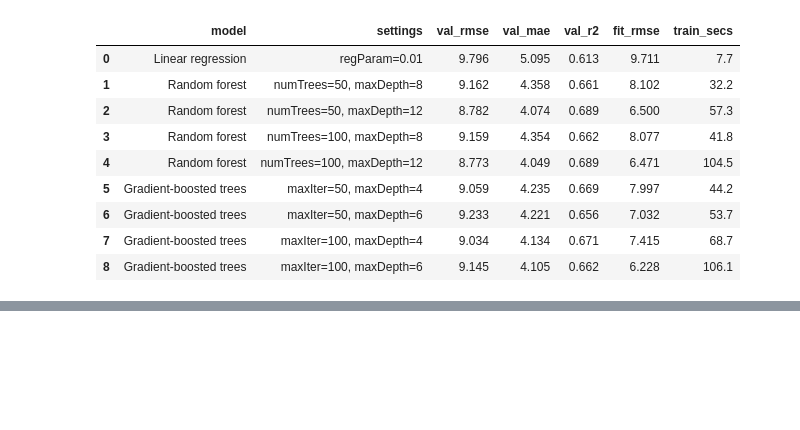
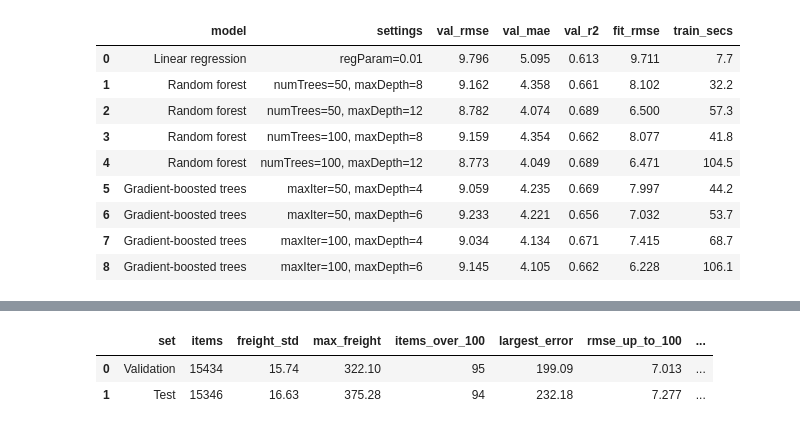
Before and after one commit to mounisha-dev21/ito5202-assessment2-streaming, a Jupyter notebook: assessment2.ipynb, the cells around one changed output, grey strips where cells are left out. Cells and saved outputs as stored; diff of their text form; code cells hidden in the pictures; blank space fills up the shorter version.

```diff
--- a/assessment2.ipynb
+++ b/assessment2.ipynb
@@ -1830,0 +2005,61 @@ Best gradient-boosted trees: maxIter=100, maxDepth=4
+# %%
+# Get predictions for both sets
+val_preds = best_rf_model.transform(val_df)
+test_preds = best_rf_model.transform(test_df)
+
+rows = []
+
+
+# Compare the shape of each result set
+for name, preds in [
+    ("Validation", val_preds),
+    ("Test", test_preds)
+]:
+
+    summary = preds.select(
+        F.count("*").alias("items"),
+        F.stddev("freight_value").alias("freight_std"),
+        F.max("freight_value").alias("max_freight"),
+        F.sum(
+            (F.col("freight_value") > 100).cast("int")
+        ).alias("items_over_100"),
+        F.max(
+            F.abs(
+                F.col("prediction") - F.col("freight_value")
+            )
+        ).alias("largest_error")
+    ).first()
+
+
+    # Store the main statistics
+    stats = {
+        "set": name,
+        "items": summary["items"],
+        "freight_std": round(summary["freight_std"], 2),
+        "max_freight": round(summary["max_freight"], 2),
+        "items_over_100": summary["items_over_100"],
+        "largest_error": round(summary["largest_error"], 2)
+    }
+
+
+    # Check performance without the high freight tail
+    core_preds = preds.filter(
+        F.col("freight_value") <= 100
+    )
+
+    core_scores = evaluate(core_preds)
+
+    stats["rmse_up_to_100"] = core_scores["rmse"]
+    stats["mae_up_to_100"] = core_scores["mae"]
+
+    rows.append(stats)
+
+
+# Display the comparison
+set_comparison = pd.DataFrame(rows)
+
+set_comparison
+# %% [output]
+|  | set | items | freight_std | max_freight | items_over_100 | largest_error | rmse_up_to_100 | ... |
+| 0 | Validation | 15434 | 15.74 | 322.10 | 95 | 199.09 | 7.013 | ... |
+| 1 | Test | 15346 | 16.63 | 375.28 | 94 | 232.18 | 7.277 | ... |
```
Also changed, not shown: parts of 7 cells of this notebook.
